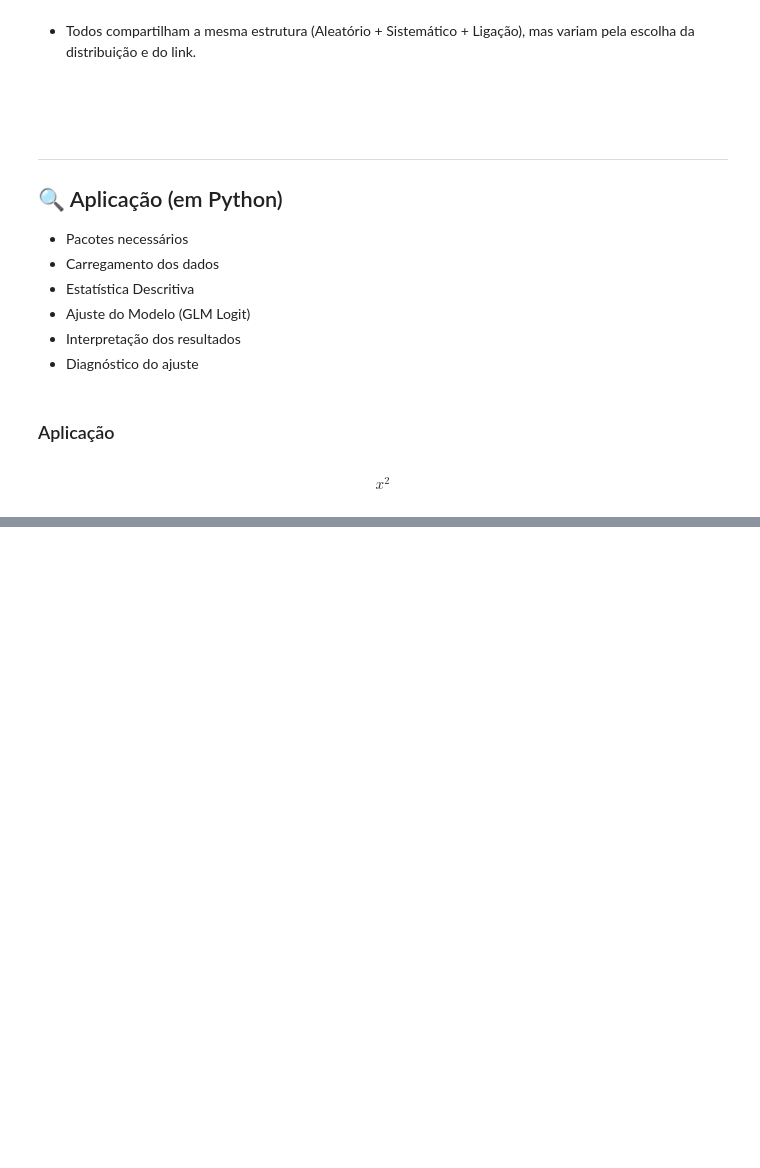
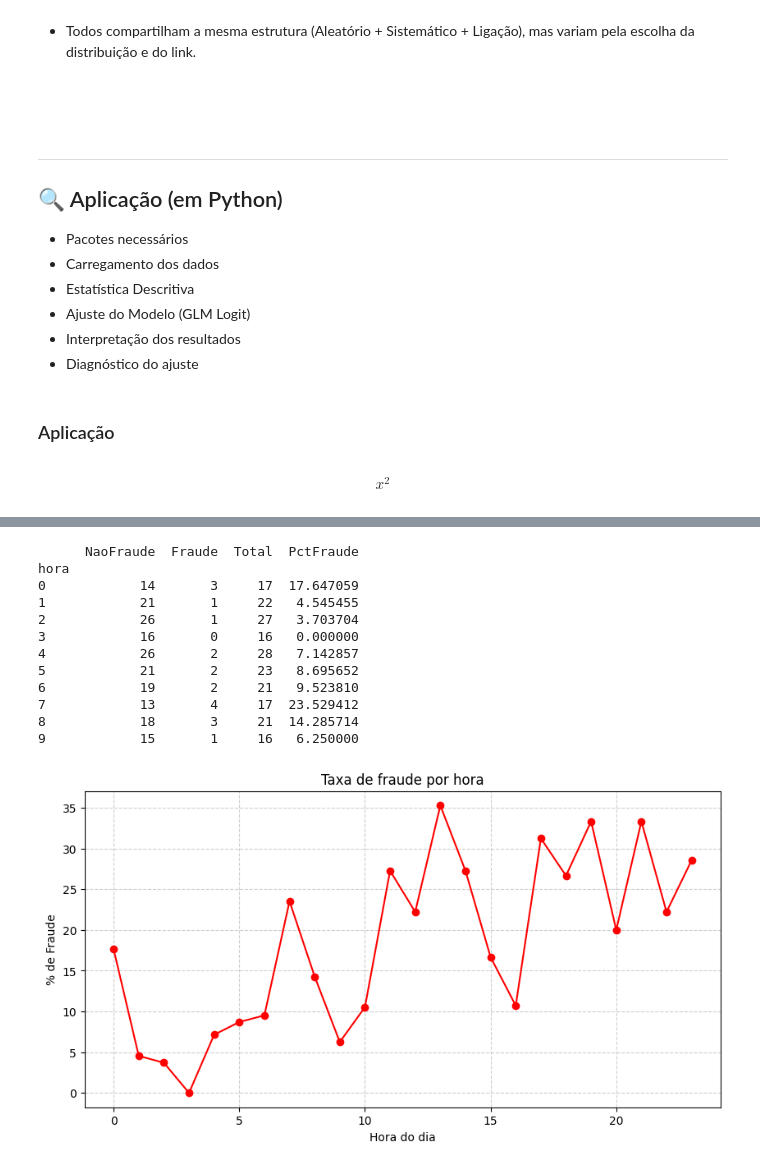
Before and after one commit to Osterne/codes_DS_course, a Jupyter notebook: 05_mod_01_ap_sup_regressao_05_mlg_categoricos_logistica.ipynb, the cells around one changed output, grey strips where cells are left out. Drawn from its saved outputs; the diff is of its cells as text; code cells hidden in the pictures; blank space fills up the shorter version.

```diff
--- a/05_mod_01_ap_sup_regressao_05_mlg_categoricos_logistica.ipynb
+++ b/05_mod_01_ap_sup_regressao_05_mlg_categoricos_logistica.ipynb
@@ -131,21 +131,10 @@ Um MLG é definido a partir de **três componentes principais**:
 # ----------------------------------------------------
 # 1. Pacotes necessários
 # ----------------------------------------------------
+import pandas as pd
 import numpy as np
-import pandas as pd
+import statsmodels.api as sm
 import matplotlib.pyplot as plt
-import seaborn as sns
-
-import statsmodels.api as sm
-import statsmodels.formula.api as smf
-
-from sklearn.metrics import (
-    roc_curve, auc, confusion_matrix, classification_report,
-    precision_recall_curve, brier_score_loss
-)
-from sklearn.calibration import calibration_curve
-
-plt.rcParams["figure.figsize"] = (6,4)
-plt.rcParams["axes.grid"] = True
+from sklearn.metrics import roc_curve, auc
 # %% [markdown]
 $$x^2$$
@@ -364,0 +209,34 @@ Um **Pseudo R² de McFadden = 0.329** indica que o modelo tem **bom poder explic
+# %%
+import matplotlib.pyplot as plt
+
+# --------------------------------------------
+# Fraude por hora
+# --------------------------------------------
+tab_hora = df.groupby("hora")["fraude"].value_counts().unstack(fill_value=0)
+tab_hora.columns = ["NaoFraude", "Fraude"]
+tab_hora["Total"] = tab_hora["NaoFraude"] + tab_hora["Fraude"]
+tab_hora["PctFraude"] = 100 * tab_hora["Fraude"] / tab_hora["Total"]
+
+print(tab_hora.head(10))  # ver primeiras 10 horas
+
+plt.figure(figsize=(10,5))
+plt.plot(tab_hora.index, tab_hora["PctFraude"], marker="o", color="red")
+plt.xlabel("Hora do dia")
+plt.ylabel("% de Fraude")
+plt.title("Taxa de fraude por hora")
+plt.grid(True, linestyle="--", alpha=0.6)
+plt.show()
+# %% [output]
+      NaoFraude  Fraude  Total  PctFraude
+hora
+0            14       3     17  17.647059
+1            21       1     22   4.545455
+2            26       1     27   3.703704
+3            16       0     16   0.000000
+4            26       2     28   7.142857
+5            21       2     23   8.695652
+6            19       2     21   9.523810
+7            13       4     17  23.529412
+8            18       3     21  14.285714
+9            15       1     16   6.250000
+[figure, added]
```
Also changed, not shown: parts of 19 cells of this notebook.
